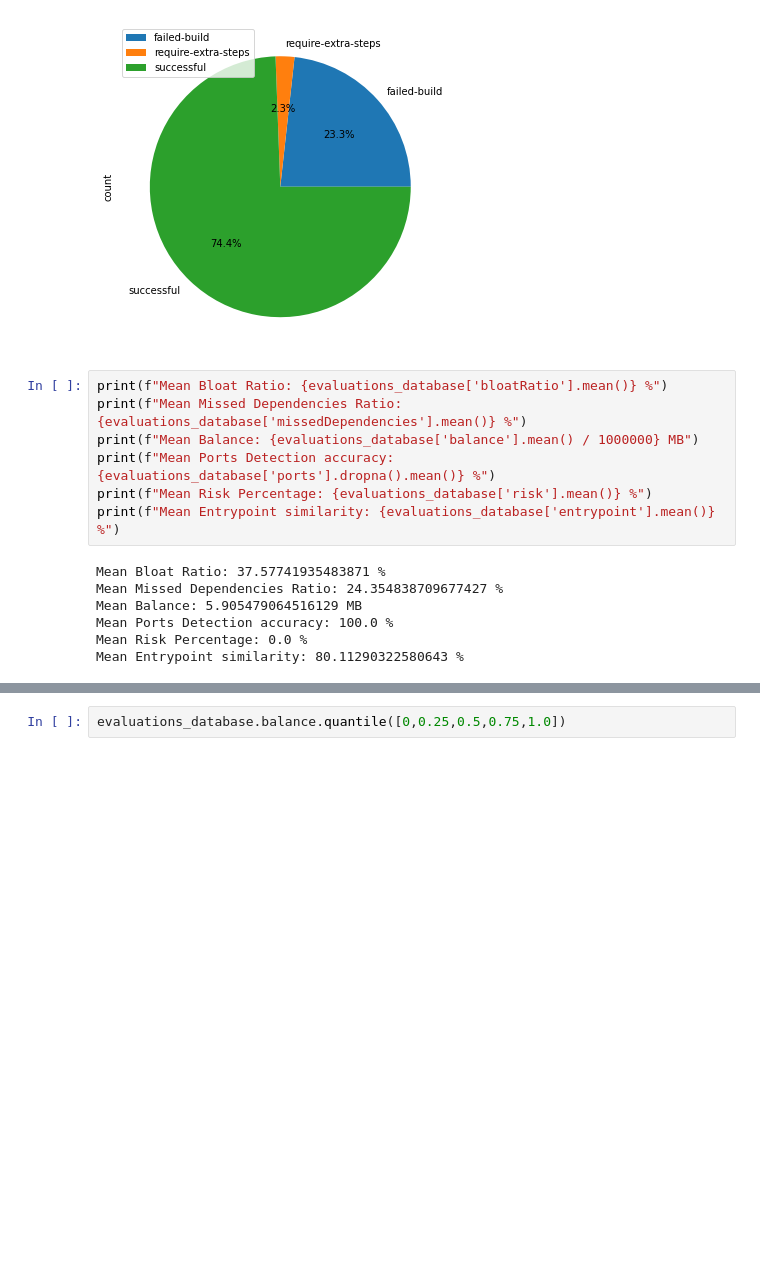
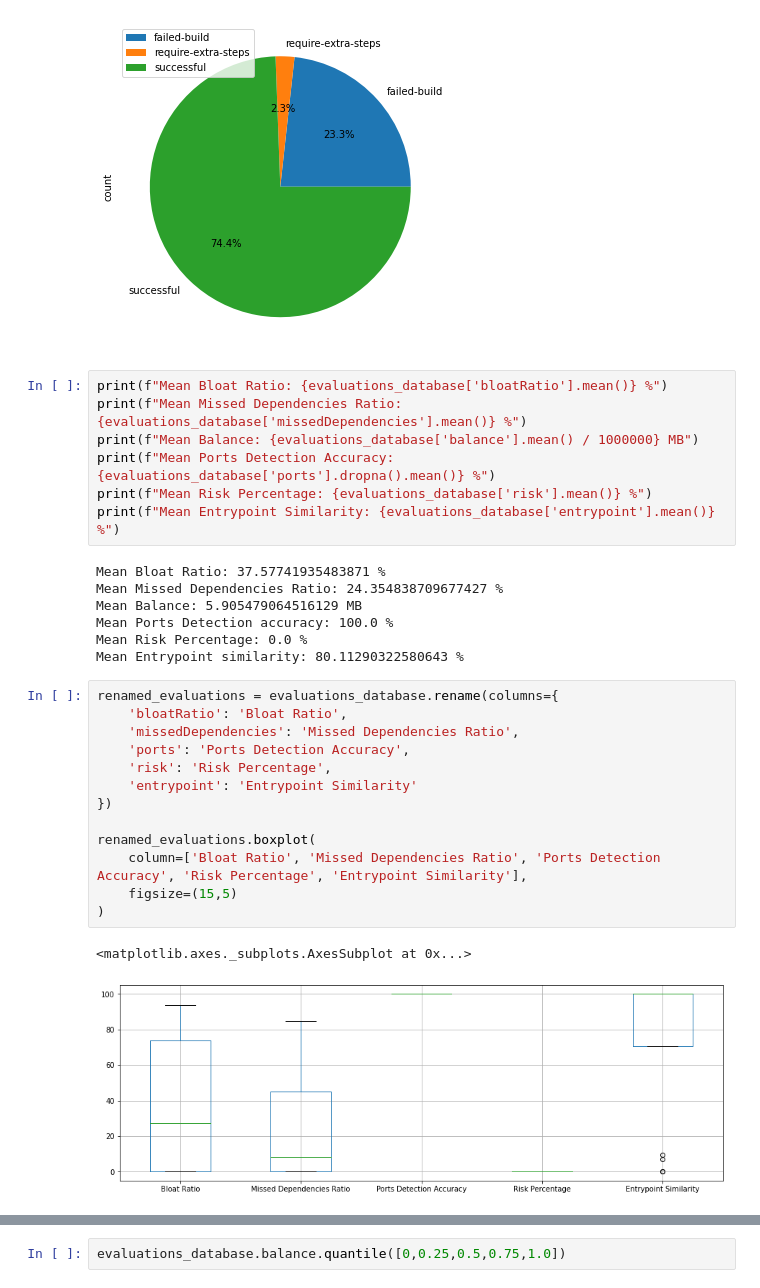
Before and after one commit to filipefigcorreia/hermit-study, a Jupyter notebook: hermit.ipynb, the cells around one changed output, grey strips where cells are left out. Cells and saved outputs as stored; diff of their text form; blank space fills up the shorter version.

```diff
--- a/hermit.ipynb
+++ b/hermit.ipynb
@@ -67,9 +67,9 @@ status_count.drop(columns=['name', 'url', 'status'])
 print(f"Mean Bloat Ratio: {evaluations_database['bloatRatio'].mean()} %")
 print(f"Mean Missed Dependencies Ratio: {evaluations_database['missedDependencies'].mean()} %")
 print(f"Mean Balance: {evaluations_database['balance'].mean() / 1000000} MB")
-print(f"Mean Ports Detection accuracy: {evaluations_database['ports'].dropna().mean()} %")
+print(f"Mean Ports Detection Accuracy: {evaluations_database['ports'].dropna().mean()} %")
 print(f"Mean Risk Percentage: {evaluations_database['risk'].mean()} %")
-print(f"Mean Entrypoint similarity: {evaluations_database['entrypoint'].mean()} %")
+print(f"Mean Entrypoint Similarity: {evaluations_database['entrypoint'].mean()} %")
 # %% [output]
 Mean Bloat Ratio: 37.57741935483871 %
 Mean Missed Dependencies Ratio: 24.354838709677427 %
@@ -77,4 +77,20 @@ Mean Balance: 5.905479064516129 MB
 Mean Ports Detection accuracy: 100.0 %
 Mean Risk Percentage: 0.0 %
 Mean Entrypoint similarity: 80.11290322580643 %
+# %%
+renamed_evaluations = evaluations_database.rename(columns={
+    'bloatRatio': 'Bloat Ratio',
+    'missedDependencies': 'Missed Dependencies Ratio',
+    'ports': 'Ports Detection Accuracy',
+    'risk': 'Risk Percentage',
+    'entrypoint': 'Entrypoint Similarity'
+})
+
+renamed_evaluations.boxplot(
+    column=['Bloat Ratio', 'Missed Dependencies Ratio', 'Ports Detection Accuracy', 'Risk Percentage', 'Entrypoint Similarity'],
+    figsize=(15,5)
+)
+# %% [output]
+<matplotlib.axes._subplots.AxesSubplot at 0x...>
+[figure, added]
 # %%
```
Also changed, not shown: parts of 2 cells of this notebook.
